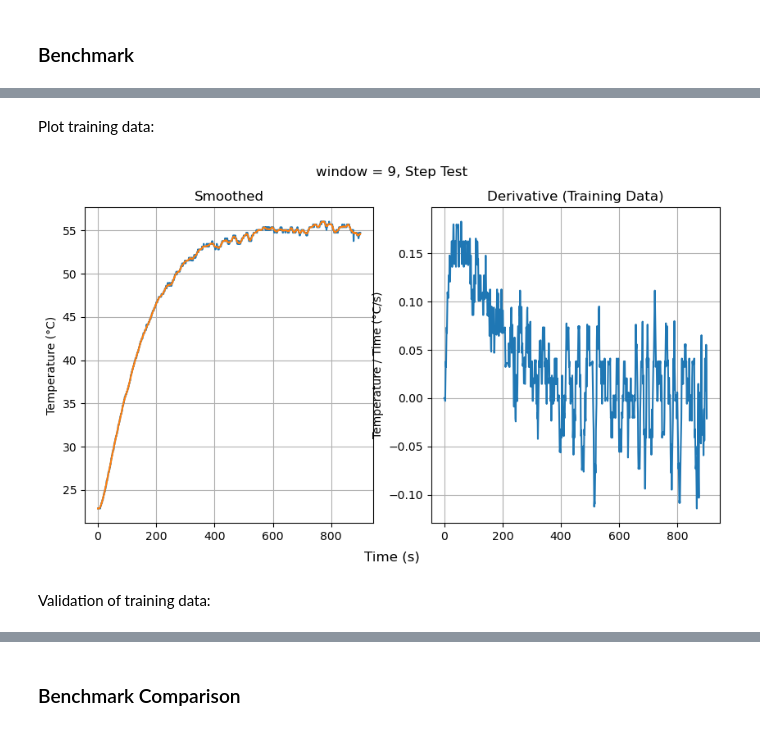
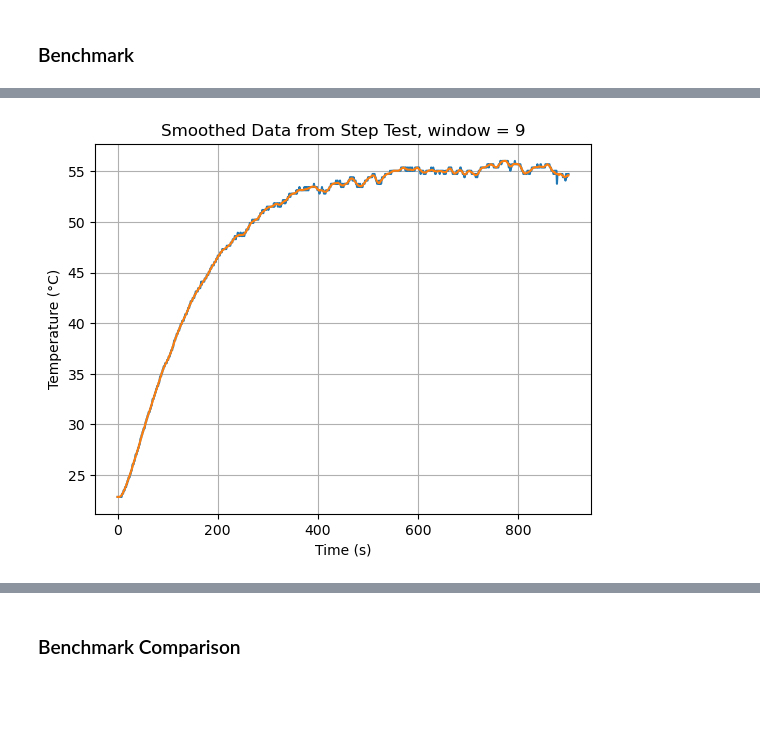
Before and after one commit to jakekrell/FoKL-GPy, a Jupyter notebook: examples/pyomo_tclab/pyomo_tclab_v5c.ipynb, the cells around one changed output, grey strips where cells are left out. Saved outputs shown, nothing was run; the diff lists cells and outputs as text; code cells hidden in the pictures; blank space fills up the shorter version.

```diff
--- a/examples/pyomo_tclab/pyomo_tclab_v5c.ipynb
+++ b/examples/pyomo_tclab/pyomo_tclab_v5c.ipynb
@@ -336,24 +334,13 @@ TS1_test_smooth = smooth(TS1_test, window)
 
 dTS1_test = gradient_h4(TS1_test_smooth, tvec_test[1] - tvec_test[0])
 dTS1f_test = interp1d(tvec_test, dTS1_test, kind='previous')  # piecewise, grab previous value
-# %% [markdown]
-Plot training data:
-# %%
-fig, axs = plt.subplots(1, 2, figsize=(10, 5))
-fig.suptitle(f"window = {window}, Step Test")
-fig.supxlabel("Time (s)")
-
-axs[0].plot(TS1_test)
-axs[0].plot(TS1_test_smooth)
-axs[0].set_title("Smoothed")
-axs[0].set_ylabel("Temperature (°C)")
-axs[0].grid()
-
-axs[1].plot(dTS1_test)
-axs[1].set_title("Derivative (Training Data)")
-axs[1].set_ylabel("Temperature / Time (°C/s)")
-axs[1].grid()
-# %% [output]
-[figure, removed]
-# %% [markdown]
-Validation of training data:
+# %%
+plt.figure()
+plt.plot(tvec_test, TS1_test)
+plt.plot(tvec_test, TS1_test_smooth)
+plt.title(f"Smoothed Data from Step Test, window = {window}")
+plt.xlabel("Time (s)")
+plt.ylabel("Temperature (°C)")
+plt.grid()
+# %% [output]
+[figure, added]
```
Also changed, not shown: parts of 17 cells of this notebook.
